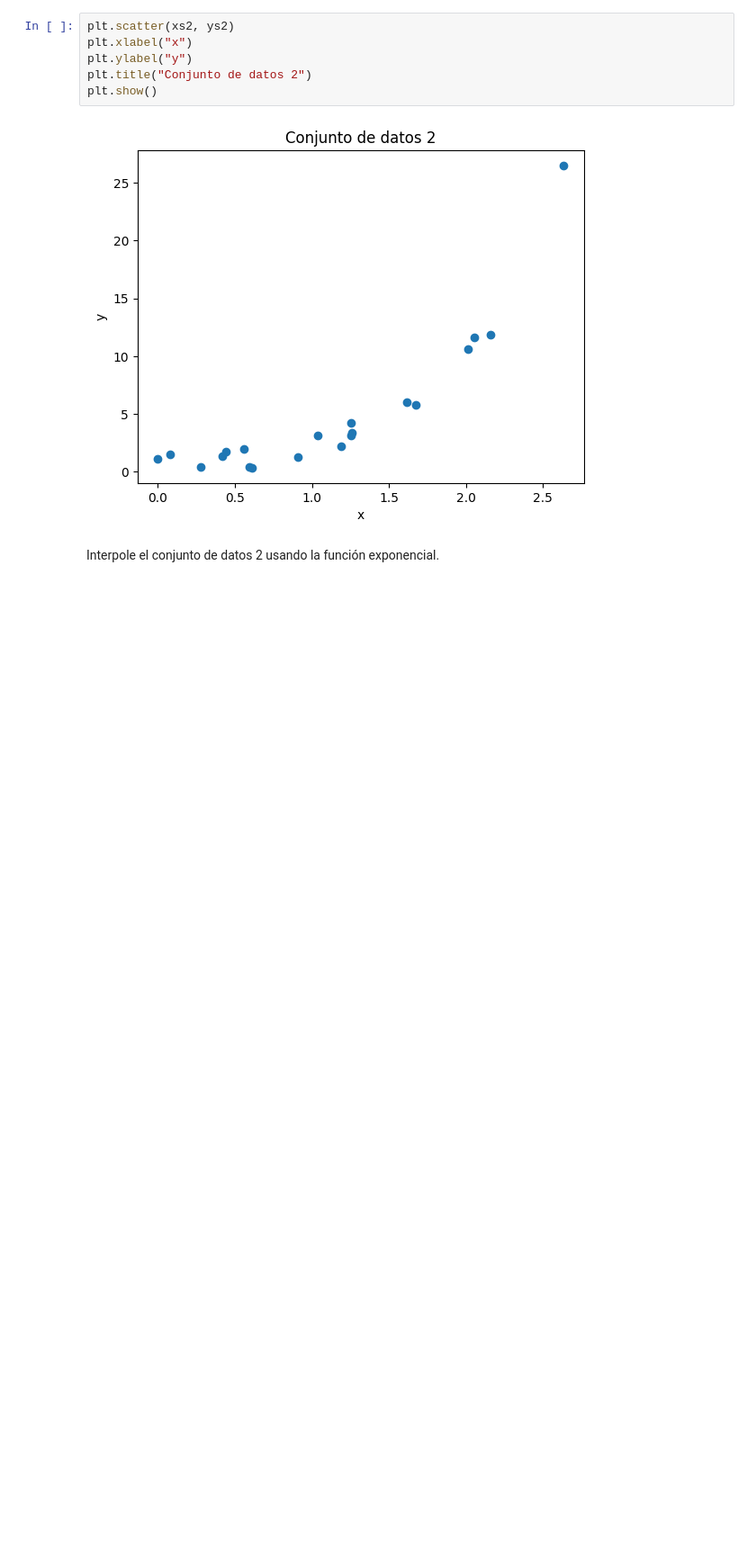
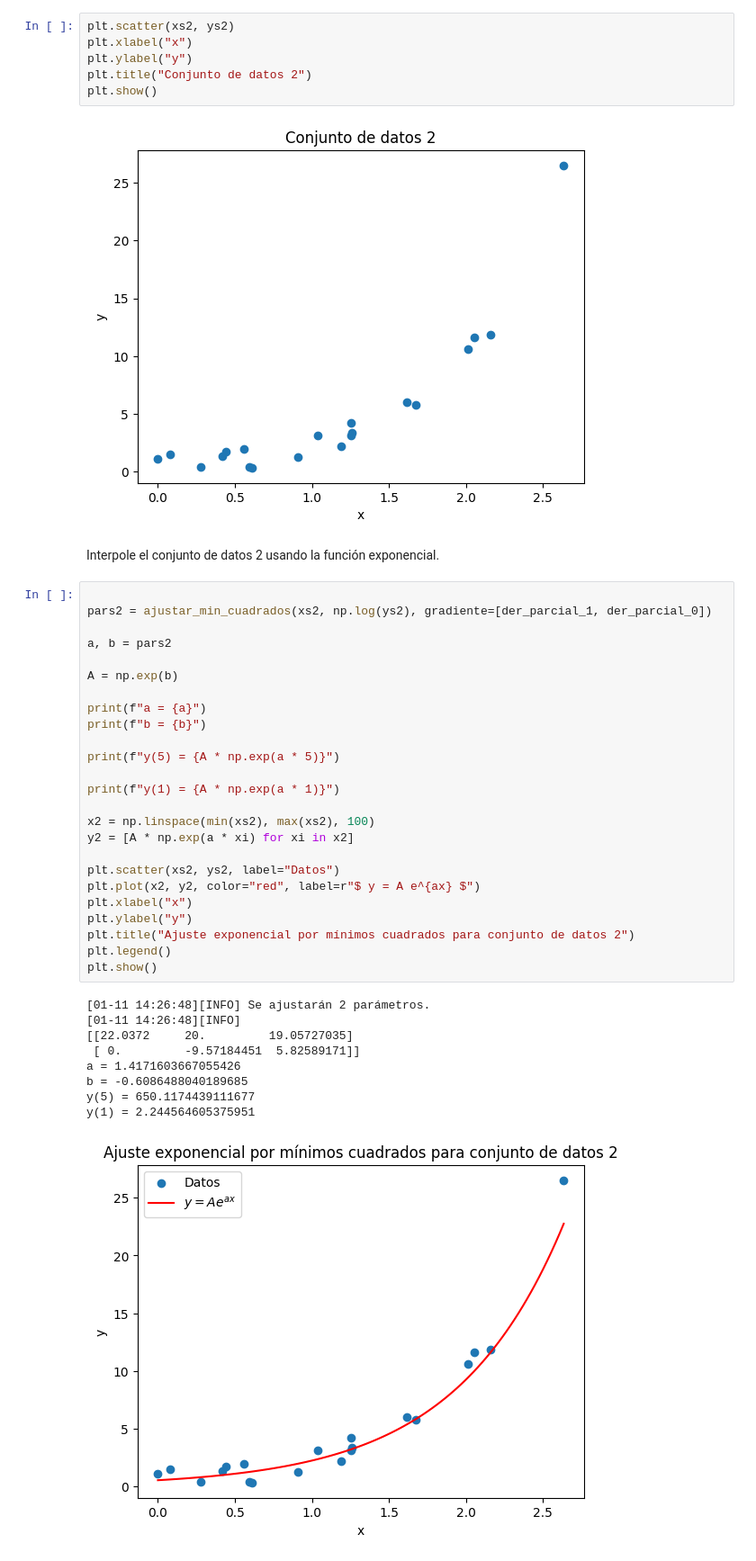
Before and after one commit to carol230/MN-24B-prueba02, a Jupyter notebook: min_cuadrados.ipynb, the cells around one changed output. Shown: that part at 90% size. Saved outputs shown, nothing was run; the diff lists cells and outputs as text; blank space fills up the shorter version.

```diff
--- a/min_cuadrados.ipynb
+++ b/min_cuadrados.ipynb
@@ -374,3 +327,38 @@ plt.show()
 [figure]
 # %% [markdown]
 Interpole el conjunto de datos 2 usando la función exponencial.
+# %%
+
+pars2 = ajustar_min_cuadrados(xs2, np.log(ys2), gradiente=[der_parcial_1, der_parcial_0])
+
+a, b = pars2
+
+A = np.exp(b)
+
+print(f"a = {a}")
+print(f"b = {b}")
+
+print(f"y(5) = {A * np.exp(a * 5)}")
+
+print(f"y(1) = {A * np.exp(a * 1)}")
+
+x2 = np.linspace(min(xs2), max(xs2), 100)
+y2 = [A * np.exp(a * xi) for xi in x2]
+
+plt.scatter(xs2, ys2, label="Datos")
+plt.plot(x2, y2, color="red", label=r"$ y = A e^{ax} $")
+plt.xlabel("x")
+plt.ylabel("y")
+plt.title("Ajuste exponencial por mínimos cuadrados para conjunto de datos 2")
+plt.legend()
+plt.show()
+# %% [output]
+[01-11 14:26:48][INFO] Se ajustarán 2 parámetros.
+[01-11 14:26:48][INFO]
+[[22.0372     20.         19.05727035]
+ [ 0.         -9.57184451  5.82589171]]
+a = 1.4171603667055426
+b = -0.6086488040189685
+y(5) = 650.1174439111677
+y(1) = 2.244564605375951
+[figure, added]
```
Also changed, not shown: parts of 1 cell of this notebook.
